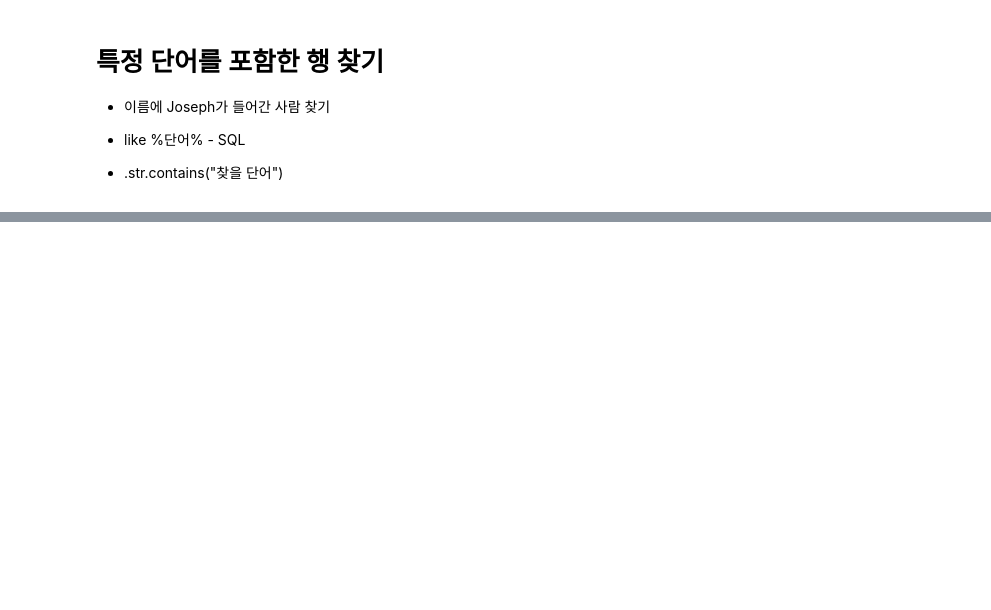
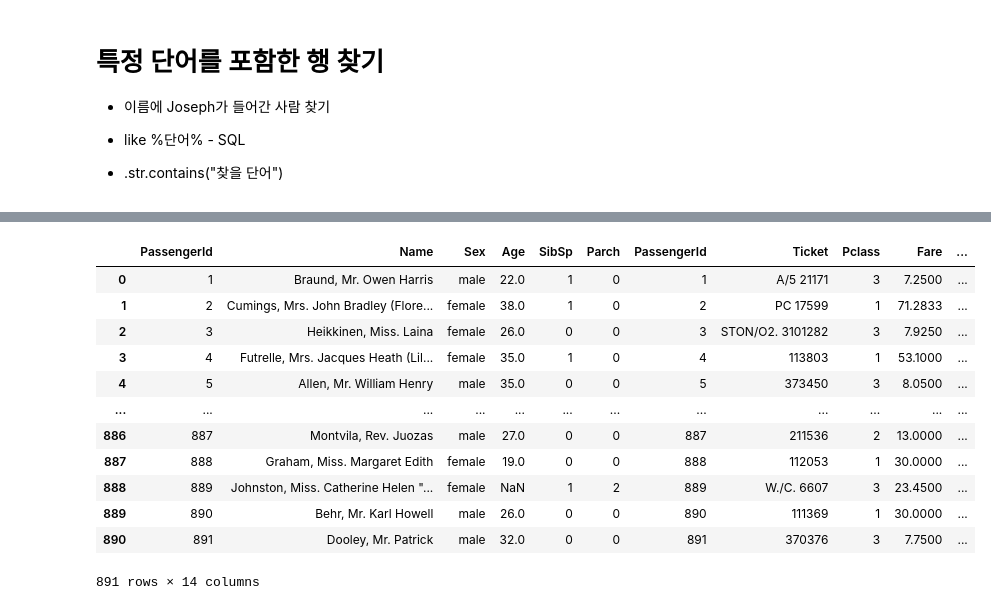
Before and after one commit to wichuuu/fintech, a Jupyter notebook: 05machine_learning/02pandas사용법.ipynb, the cells around one changed output, grey strips where cells are left out. Saved outputs shown, nothing was run; the diff lists cells and outputs as text; code cells hidden in the pictures; blank space fills up the shorter version.

```diff
--- a/05machine_learning/02pandas사용법.ipynb
+++ b/05machine_learning/02pandas사용법.ipynb
@@ -477,0 +921,17 @@ data['이름'] == "Joseph"
+# %%
+df1 = pd.concat([passenger, ticket, survived], axis = 1)
+df1
+# %% [output]
+|  | PassengerId | Name | Sex | Age | SibSp | Parch | PassengerId | Ticket | Pclass | Fare | ... |
+| 0 | 1 | Braund, Mr. Owen Harris | male | 22.0 | 1 | 0 | 1 | A/5 21171 | 3 | 7.2500 | ... |
+| 1 | 2 | Cumings, Mrs. John Bradley (Flore... | female | 38.0 | 1 | 0 | 2 | PC 17599 | 1 | 71.2833 | ... |
+| 2 | 3 | Heikkinen, Miss. Laina | female | 26.0 | 0 | 0 | 3 | STON/O2. 3101282 | 3 | 7.9250 | ... |
+| 3 | 4 | Futrelle, Mrs. Jacques Heath (Lil... | female | 35.0 | 1 | 0 | 4 | 113803 | 1 | 53.1000 | ... |
+| 4 | 5 | Allen, Mr. William Henry | male | 35.0 | 0 | 0 | 5 | 373450 | 3 | 8.0500 | ... |
+| ... | ... | ... | ... | ... | ... | ... | ... | ... | ... | ... | ... |
+| 886 | 887 | Montvila, Rev. Juozas | male | 27.0 | 0 | 0 | 887 | 211536 | 2 | 13.0000 | ... |
+| 887 | 888 | Graham, Miss. Margaret Edith | female | 19.0 | 0 | 0 | 888 | 112053 | 1 | 30.0000 | ... |
+| 888 | 889 | Johnston, Miss. Catherine Helen "... | female | NaN | 1 | 2 | 889 | W./C. 6607 | 3 | 23.4500 | ... |
+| 889 | 890 | Behr, Mr. Karl Howell | male | 26.0 | 0 | 0 | 890 | 111369 | 1 | 30.0000 | ... |
+| 890 | 891 | Dooley, Mr. Patrick | male | 32.0 | 0 | 0 | 891 | 370376 | 3 | 7.7500 | ... |
+891 rows × 14 columns
```
Also changed, not shown: parts of 97 cells of this notebook, 2 other files.
